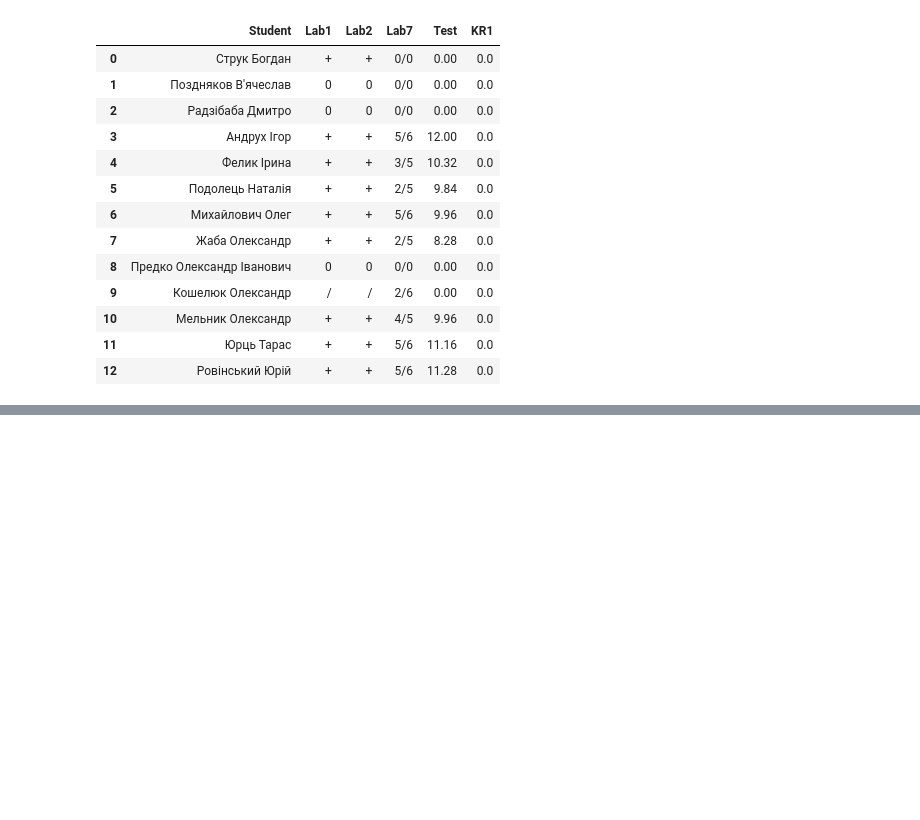
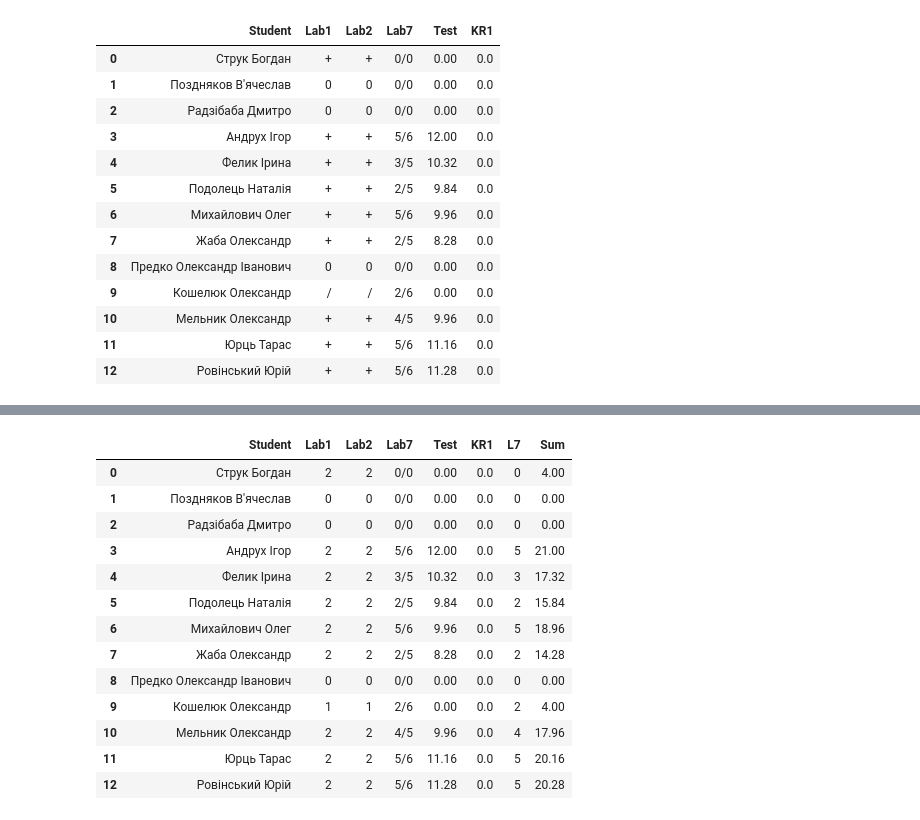
Before and after one commit to Y-Rov/python-PNU-course, a Jupyter notebook: course-part-2/lab-2/rovinskyi-pandas.ipynb, the cells around one changed output, grey strips where cells are left out. Saved outputs shown, nothing was run; the diff lists cells and outputs as text; code cells hidden in the pictures; blank space fills up the shorter version.

```diff
--- a/course-part-2/lab-2/rovinskyi-pandas.ipynb
+++ b/course-part-2/lab-2/rovinskyi-pandas.ipynb
@@ -106,0 +116,19 @@ df_kn4
+# %%
+# Порахувати суму за Lab1,Lab2,L7,Test
+df_kn4['Sum'] = df_kn4['Lab1'] + df_kn4['Lab2'] + df_kn4['Test'] + df_kn4['L7']
+df_kn4
+# %% [output]
+|  | Student | Lab1 | Lab2 | Lab7 | Test | KR1 | L7 | Sum |
+| 0 | Струк Богдан | 2 | 2 | 0/0 | 0.00 | 0.0 | 0 | 4.00 |
+| 1 | Поздняков В'ячеслав | 0 | 0 | 0/0 | 0.00 | 0.0 | 0 | 0.00 |
+| 2 | Радзібаба Дмитро | 0 | 0 | 0/0 | 0.00 | 0.0 | 0 | 0.00 |
+| 3 | Андрух Ігор | 2 | 2 | 5/6 | 12.00 | 0.0 | 5 | 21.00 |
+| 4 | Фелик Ірина | 2 | 2 | 3/5 | 10.32 | 0.0 | 3 | 17.32 |
+| 5 | Подолець Наталія | 2 | 2 | 2/5 | 9.84 | 0.0 | 2 | 15.84 |
+| 6 | Михайлович Олег | 2 | 2 | 5/6 | 9.96 | 0.0 | 5 | 18.96 |
+| 7 | Жаба Олександр | 2 | 2 | 2/5 | 8.28 | 0.0 | 2 | 14.28 |
+| 8 | Предко Олександр Іванович | 0 | 0 | 0/0 | 0.00 | 0.0 | 0 | 0.00 |
+| 9 | Кошелюк Олександр | 1 | 1 | 2/6 | 0.00 | 0.0 | 2 | 4.00 |
+| 10 | Мельник Олександр | 2 | 2 | 4/5 | 9.96 | 0.0 | 4 | 17.96 |
+| 11 | Юрць Тарас | 2 | 2 | 5/6 | 11.16 | 0.0 | 5 | 20.16 |
+| 12 | Ровінський Юрій | 2 | 2 | 5/6 | 11.28 | 0.0 | 5 | 20.28 |
```
Also changed, not shown: parts of 21 cells of this notebook, 1 other file.
